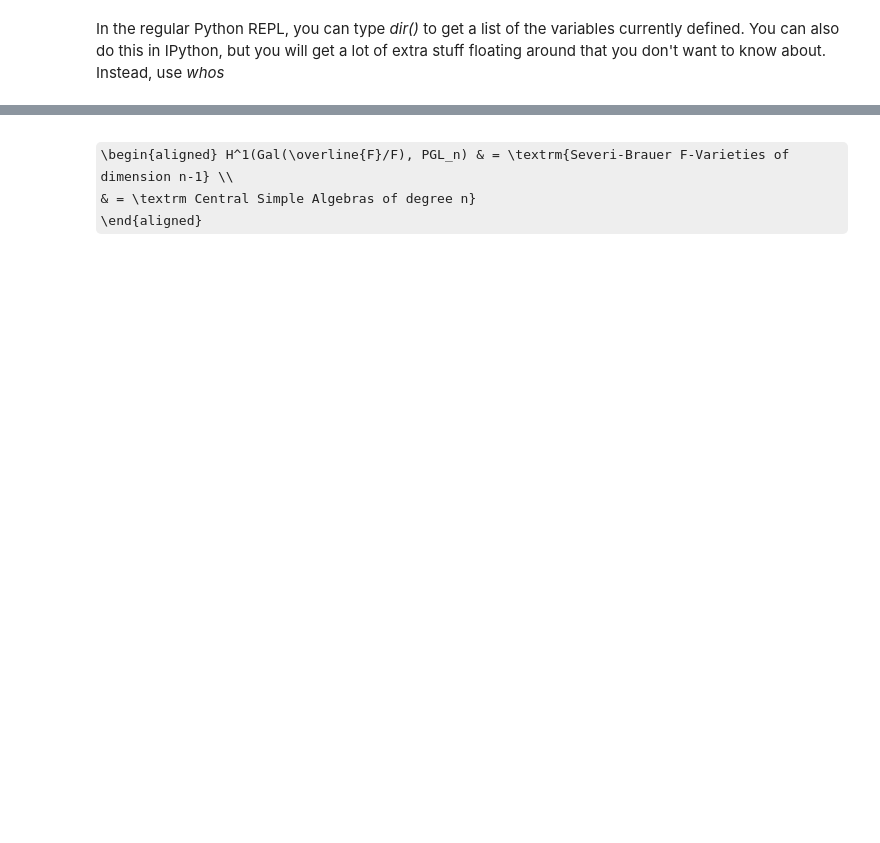
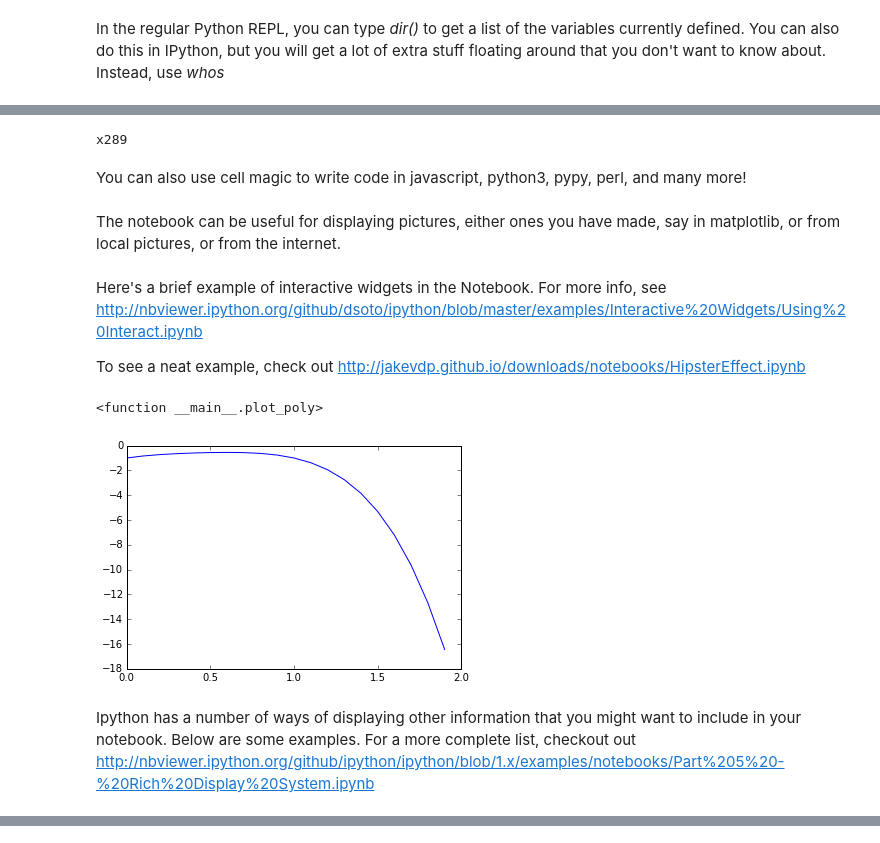
Before and after one commit to ginaschmalzle/pyladies_matplotlib_ipython_notebooks, a Jupyter notebook: IPython_introduction.ipynb, the cells around one changed output, grey strips where cells are left out. Saved outputs shown, nothing was run; the diff lists cells and outputs as text; code cells hidden in the pictures; some formulas as TeX source; blank space fills up the shorter version.

```diff
--- a/IPython_introduction.ipynb
+++ b/IPython_introduction.ipynb
@@ -131,0 +148,6 @@ https://github.com/CamDavidsonPilon/StartupFiles
+# %%
+%%timeit
+xs=range(100000)
+y = 0
+for x in xs:
+    y+=x
@@ -136 +220,35 @@ To execute a code block in the notebook, type 'Shirt-Enter'. Other similar comma
+# %%
+%%bash
+echo $USER
+# %% [output]
+x289
+# %% [markdown]
+You can also use cell magic to write code in javascript, python3, pypy, perl, and many more!
+# %% [markdown]
+The notebook can be useful for displaying pictures, either ones you have made, say in matplotlib, or from local pictures, or from the internet.
+# %% [markdown]
+Here's a brief example of interactive widgets in the Notebook. For more info, see
+http://nbviewer.ipython.org/github/dsoto/ipython/blob/master/examples/Interactive%20Widgets/Using%20Interact.ipynb
+
+To see a neat example, check out http://jakevdp.github.io/downloads/notebooks/HipsterEffect.ipynb
+# %%
+%matplotlib inline
+from IPython.html.widgets import interact
+import matplotlib.pyplot as plt
+import numpy as np
+import random
+xs=np.arange(0, 2, .1)
+coeffs = [-1, 2, -4, 5, -3]
+def plot_poly(degree=4):
+    ys = [sum(coeff*(x**i) for i, coeff in enumerate(coeffs) if i <= degree)
+          for x in xs]
+    plt.plot(xs, ys)
+    plt
+# %%
+interact(plot_poly, degree=[0,4])
+# %% [output]
+<function __main__.plot_poly>
+[figure, added]
+# %% [markdown]
+Ipython has a number of ways of displaying other information that you might want to include in your notebook. Below are some examples. For a more complete list, checkout out http://nbviewer.ipython.org/github/ipython/ipython/blob/1.x/examples/notebooks/Part%205%20-%20Rich%20Display%20System.ipynb
 # %%
@@ -140,13 +258,2 @@ HTML('<iframe src=http://www.damian.oquanta.info/posts/48-themes-for-your-ipytho
 # %% [output]
 [interactive output not drawn]
-# %%
-##TODO: Fix up this latex or replace it with something else. Maybe this doesnt work if Latex is not installed?
-
-%%latex
-\begin{aligned} H^1(Gal(\overline{F}/F), PGL_n) & = \textrm{Severi-Brauer F-Varieties of dimension n-1} \\
-& = \textrm Central Simple Algebras of degree n}
-\end{aligned}
-# %% [output]
-\begin{aligned} H^1(Gal(\overline{F}/F), PGL_n) & = \textrm{Severi-Brauer F-Varieties of dimension n-1} \\
-& = \textrm Central Simple Algebras of degree n}
-\end{aligned}
```
Also changed, not shown: parts of 50 cells of this notebook.
